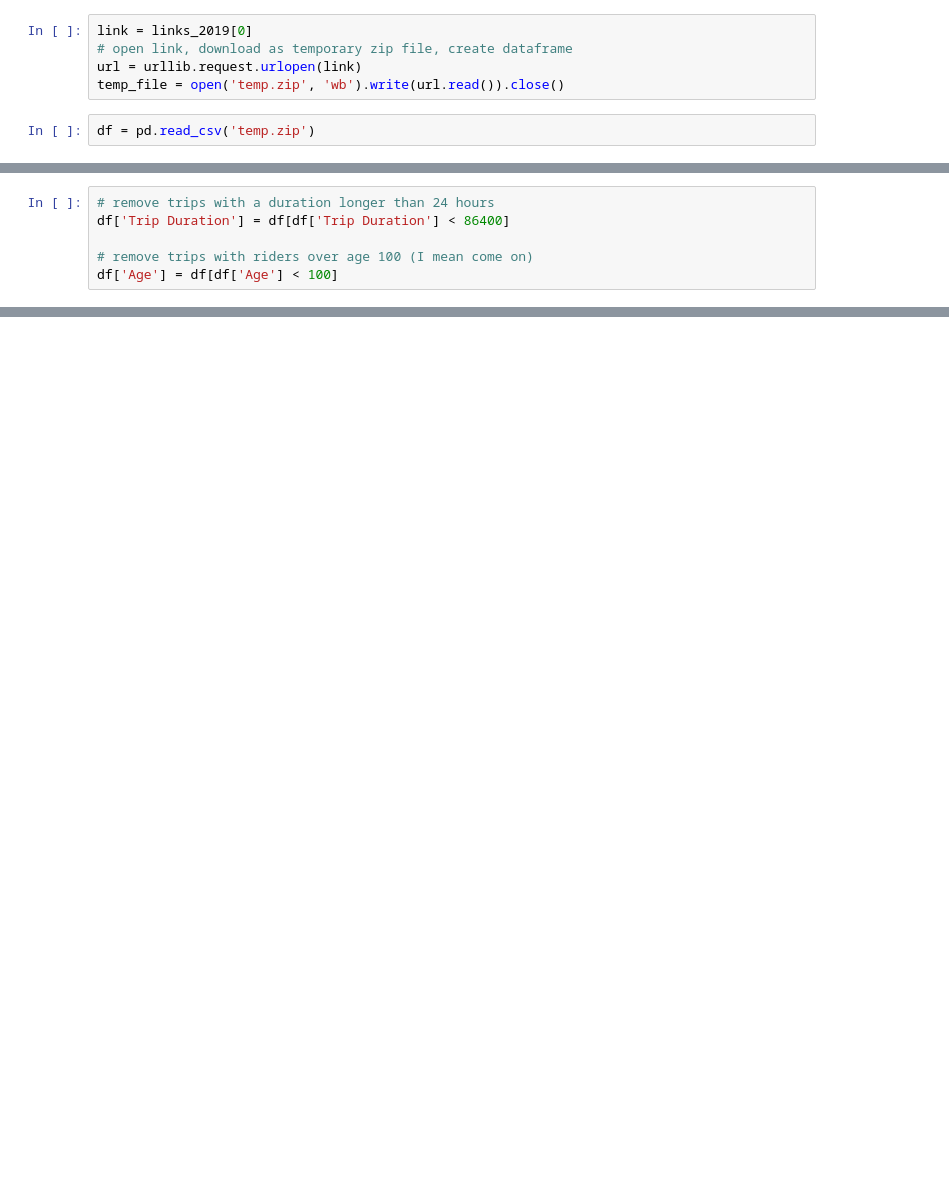
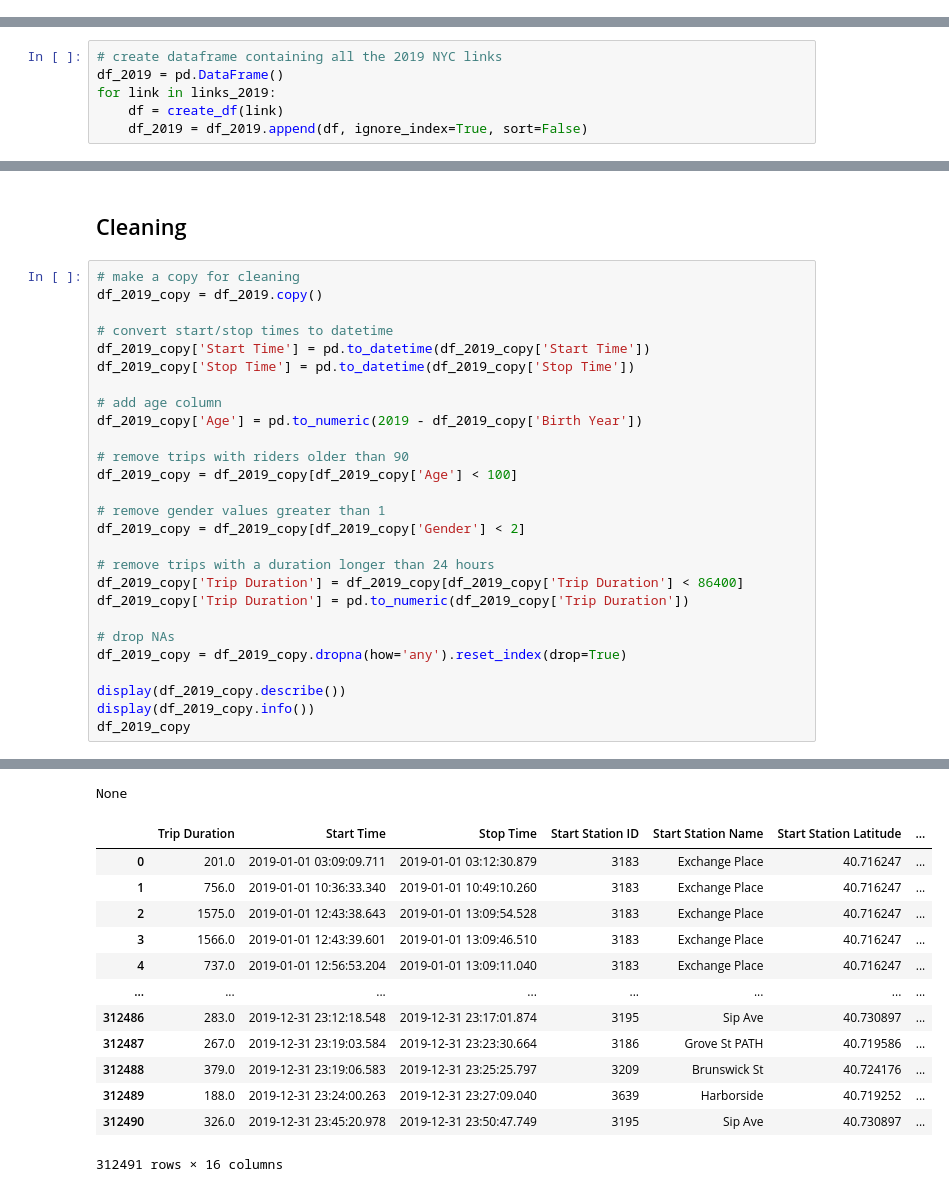
Before and after one commit to L0per/citi-bike, a Jupyter notebook: data_processing.ipynb, the cells around one changed output, grey strips where cells are left out. Cells and saved outputs as stored; diff of their text form; blank space fills up the shorter version.

Commit message:
data collection, aggregation, cleaning

```diff
--- a/data_processing.ipynb
+++ b/data_processing.ipynb
@@ -39,7 +42,0 @@ links_2019
-# %%
-link = links_2019[0]
-# open link, download as temporary zip file, create dataframe
-url = urllib.request.urlopen(link)
-temp_file = open('temp.zip', 'wb').write(url.read()).close()
-# %%
-df = pd.read_csv('temp.zip')
@@ -124,6 +81,0 @@ df.describe()
-# %%
-# remove trips with a duration longer than 24 hours
-df['Trip Duration'] = df[df['Trip Duration'] < 86400]
-
-# remove trips with riders over age 100 (I mean come on)
-df['Age'] = df[df['Age'] < 100]
@@ -169,0 +82,6 @@ dtype: int64
+# %%
+# create dataframe containing all the 2019 NYC links
+df_2019 = pd.DataFrame()
+for link in links_2019:
+    df = create_df(link)
+    df_2019 = df_2019.append(df, ignore_index=True, sort=False)
@@ -169,0 +121,30 @@ dtype: int64
+# %% [markdown]
+## Cleaning
+# %%
+# make a copy for cleaning
+df_2019_copy = df_2019.copy()
+
+# convert start/stop times to datetime
+df_2019_copy['Start Time'] = pd.to_datetime(df_2019_copy['Start Time'])
+df_2019_copy['Stop Time'] = pd.to_datetime(df_2019_copy['Stop Time'])
+
+# add age column
+df_2019_copy['Age'] = pd.to_numeric(2019 - df_2019_copy['Birth Year'])
+
+# remove trips with riders older than 90
+df_2019_copy = df_2019_copy[df_2019_copy['Age'] < 100]
+
+# remove gender values greater than 1
+df_2019_copy = df_2019_copy[df_2019_copy['Gender'] < 2]
+
+# remove trips with a duration longer than 24 hours
+df_2019_copy['Trip Duration'] = df_2019_copy[df_2019_copy['Trip Duration'] < 86400]
+df_2019_copy['Trip Duration'] = pd.to_numeric(df_2019_copy['Trip Duration'])
+
+# drop NAs
+df_2019_copy = df_2019_copy.dropna(how='any').reset_index(drop=True)
+
+display(df_2019_copy.describe())
+display(df_2019_copy.info())
+df_2019_copy
+# %% [output]
@@ -169,0 +177,14 @@ dtype: int64
+None
+|  | Trip Duration | Start Time | Stop Time | Start Station ID | Start Station Name | Start Station Latitude | ... |
+| 0 | 201.0 | 2019-01-01 03:09:09.711 | 2019-01-01 03:12:30.879 | 3183 | Exchange Place | 40.716247 | ... |
+| 1 | 756.0 | 2019-01-01 10:36:33.340 | 2019-01-01 10:49:10.260 | 3183 | Exchange Place | 40.716247 | ... |
+| 2 | 1575.0 | 2019-01-01 12:43:38.643 | 2019-01-01 13:09:54.528 | 3183 | Exchange Place | 40.716247 | ... |
+| 3 | 1566.0 | 2019-01-01 12:43:39.601 | 2019-01-01 13:09:46.510 | 3183 | Exchange Place | 40.716247 | ... |
+| 4 | 737.0 | 2019-01-01 12:56:53.204 | 2019-01-01 13:09:11.040 | 3183 | Exchange Place | 40.716247 | ... |
+| ... | ... | ... | ... | ... | ... | ... | ... |
+| 312486 | 283.0 | 2019-12-31 23:12:18.548 | 2019-12-31 23:17:01.874 | 3195 | Sip Ave | 40.730897 | ... |
+| 312487 | 267.0 | 2019-12-31 23:19:03.584 | 2019-12-31 23:23:30.664 | 3186 | Grove St PATH | 40.719586 | ... |
+| 312488 | 379.0 | 2019-12-31 23:19:06.583 | 2019-12-31 23:25:25.797 | 3209 | Brunswick St | 40.724176 | ... |
+| 312489 | 188.0 | 2019-12-31 23:24:00.263 | 2019-12-31 23:27:09.040 | 3639 | Harborside | 40.719252 | ... |
+| 312490 | 326.0 | 2019-12-31 23:45:20.978 | 2019-12-31 23:50:47.749 | 3195 | Sip Ave | 40.730897 | ... |
+312491 rows × 16 columns
```
Also changed, not shown: parts of 19 cells of this notebook, 1 other file.
